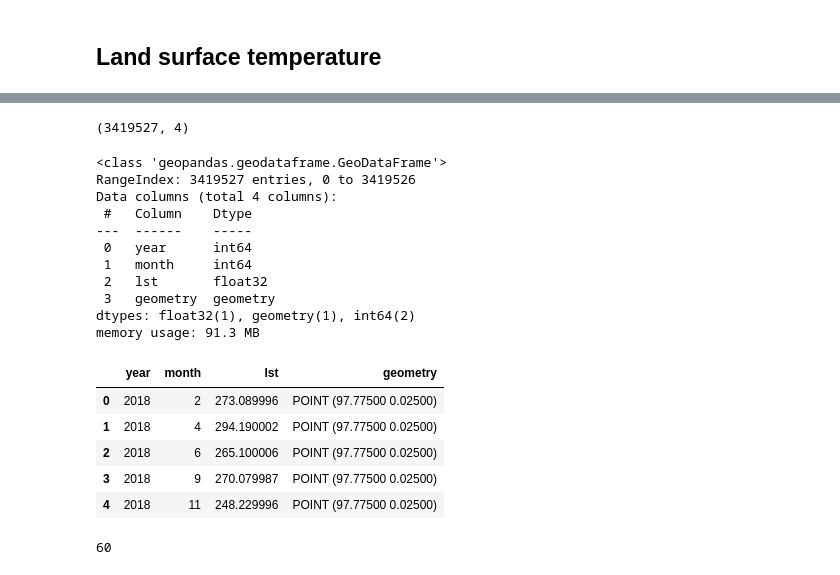
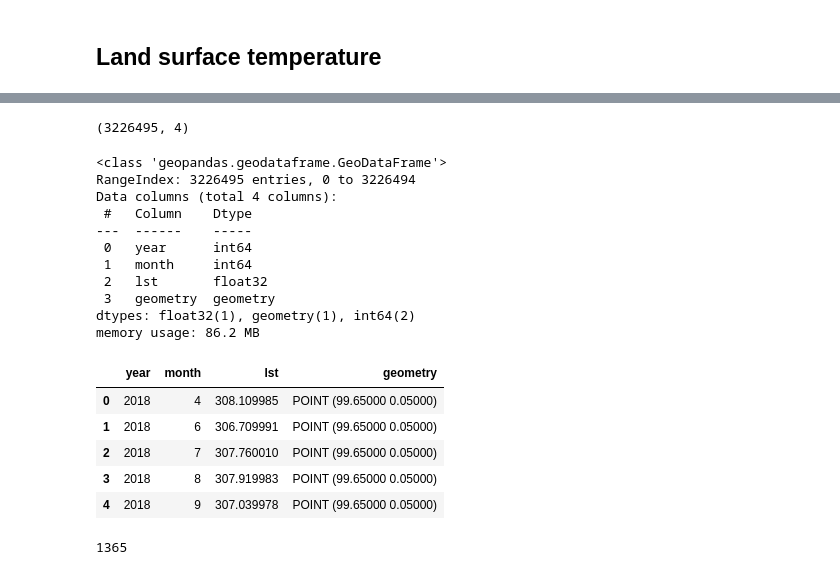
Before and after one commit to alexvmt/cholera_risk_modeling, a Jupyter notebook: preprocess_essential_climate_variables.ipynb, the cells around one changed output, grey strips where cells are left out. Drawn from its saved outputs; the diff is of its cells as text; code cells hidden in the pictures.

Commit message:
update preprocessing ecv

```diff
--- a/preprocess_essential_climate_variables.ipynb
+++ b/preprocess_essential_climate_variables.ipynb
@@ -365,26 +380,34 @@ mask_lat = (data['lat'] >= lat_min) & (data['lat'] <= lat_max)
 # %%
 %%time
 
-# loop over the desired years, load each file, preprocess it, append it to a geodataframe and save it
+# loop over the desired years, load files, preprocess them, create a geodataframe and save it
 for year in years:
+
     print('Processing {}...'.format(year))
-    files = os.listdir(os.path.join(path, str(year)))
-    lst = pd.DataFrame(columns=['lat', 'lon', 'lst', 'year', 'month'])
 
-    for file in files:
-        lst_temp = preprocess_ecv(os.path.join(path, str(year), file), 'lst', mask_lon, mask_lat)
-        lst = lst.append(lst_temp)
+    # load data
+    lst_raw = xr.open_mfdataset(os.path.join(path, str(year)) + '/*.nc')
 
-    lst = lst.reset_index(drop=True)
+    # drop na
+    lst_preprocessed = lst_raw.to_dataframe().dropna(subset=['lst']).reset_index()
 
-    lst = lst.groupby(['lat', 'lon', 'year', 'month']).aggregate('mean').reset_index()
+    # get year and month
+    lst_preprocessed['year'] = lst_preprocessed['time'].apply(lambda x: x.year)
+    lst_preprocessed['month'] = lst_preprocessed['time'].apply(lambda x: x.month)
 
-    lst = gpd.GeoDataFrame(lst, geometry=gpd.points_from_xy(lst.lon, lst.lat))
-    lst.crs = CRS.from_epsg(4326)
+    # drop time
+    lst_preprocessed = lst_preprocessed.drop('time', axis=1)
 
-    lst = lst.drop(['lat', 'lon'], axis=1)
+    # aggregate by year and month
+    lst_preprocessed_aggregated = lst_preprocessed.groupby(['lat', 'lon', 'year', 'month']).aggregate('mean').reset_index()
 
-    lst.to_file(os.path.join(path, 'monthly_lst_'+str(year)+'.shp'))
+    # create geodataframe
+    lst_preprocessed_aggregated_geo = gpd.GeoDataFrame(lst_preprocessed_aggregated, geometry=gpd.points_from_xy(lst_preprocessed_aggregated.lon, lst_preprocessed_aggregated.lat))
+    lst_preprocessed_aggregated_geo.crs = CRS.from_epsg(4326)
+    lst_preprocessed_aggregated_geo = lst_preprocessed_aggregated_geo.drop(['lat', 'lon'], axis=1)
+
+    # save geodataframe
+    lst_preprocessed_aggregated_geo.to_file(os.path.join(path, 'monthly_lst_'+str(year)+'.shp'))
 # %% [output]
 Processing 2010...
 Processing 2011...
@@ -402,12 +439,12 @@ Check out the last file preprocessed to make sure the output is as desired.
 # %%
-lst.shape
+lst_preprocessed_aggregated_geo.shape
 # %% [output]
-(3419527, 4)
+(3226495, 4)
 # %%
-lst.info()
+lst_preprocessed_aggregated_geo.info()
 # %% [output]
 <class 'geopandas.geodataframe.GeoDataFrame'>
-RangeIndex: 3419527 entries, 0 to 3419526
+RangeIndex: 3226495 entries, 0 to 3226494
 Data columns (total 4 columns):
  #   Column    Dtype
 ---  ------    -----
@@ -416,19 +453,19 @@ Data columns (total 4 columns):
  2   lst       float32
  3   geometry  geometry
 dtypes: float32(1), geometry(1), int64(2)
-memory usage: 91.3 MB
+memory usage: 86.2 MB
 # %%
-lst.head()
+lst_preprocessed_aggregated_geo.head()
 # %% [output]
 |  | year | month | lst | geometry |
-| 0 | 2018 | 2 | 273.089996 | POINT (97.77500 0.02500) |
-| 1 | 2018 | 4 | 294.190002 | POINT (97.77500 0.02500) |
-| 2 | 2018 | 6 | 265.100006 | POINT (97.77500 0.02500) |
-| 3 | 2018 | 9 | 270.079987 | POINT (97.77500 0.02500) |
-| 4 | 2018 | 11 | 248.229996 | POINT (97.77500 0.02500) |
+| 0 | 2018 | 4 | 308.109985 | POINT (99.65000 0.05000) |
+| 1 | 2018 | 6 | 306.709991 | POINT (99.65000 0.05000) |
+| 2 | 2018 | 7 | 307.760010 | POINT (99.65000 0.05000) |
+| 3 | 2018 | 8 | 307.919983 | POINT (99.65000 0.05000) |
+| 4 | 2018 | 9 | 307.039978 | POINT (99.65000 0.05000) |
 # %%
 # free memory
-del [lst, lst_temp]
+del [lst_raw, lst_preprocessed, lst_preprocessed_aggregated, lst_preprocessed_aggregated_geo]
 gc.collect()
 # %% [output]
-60
+1365
```
Also changed, not shown: parts of 33 cells of this notebook.
